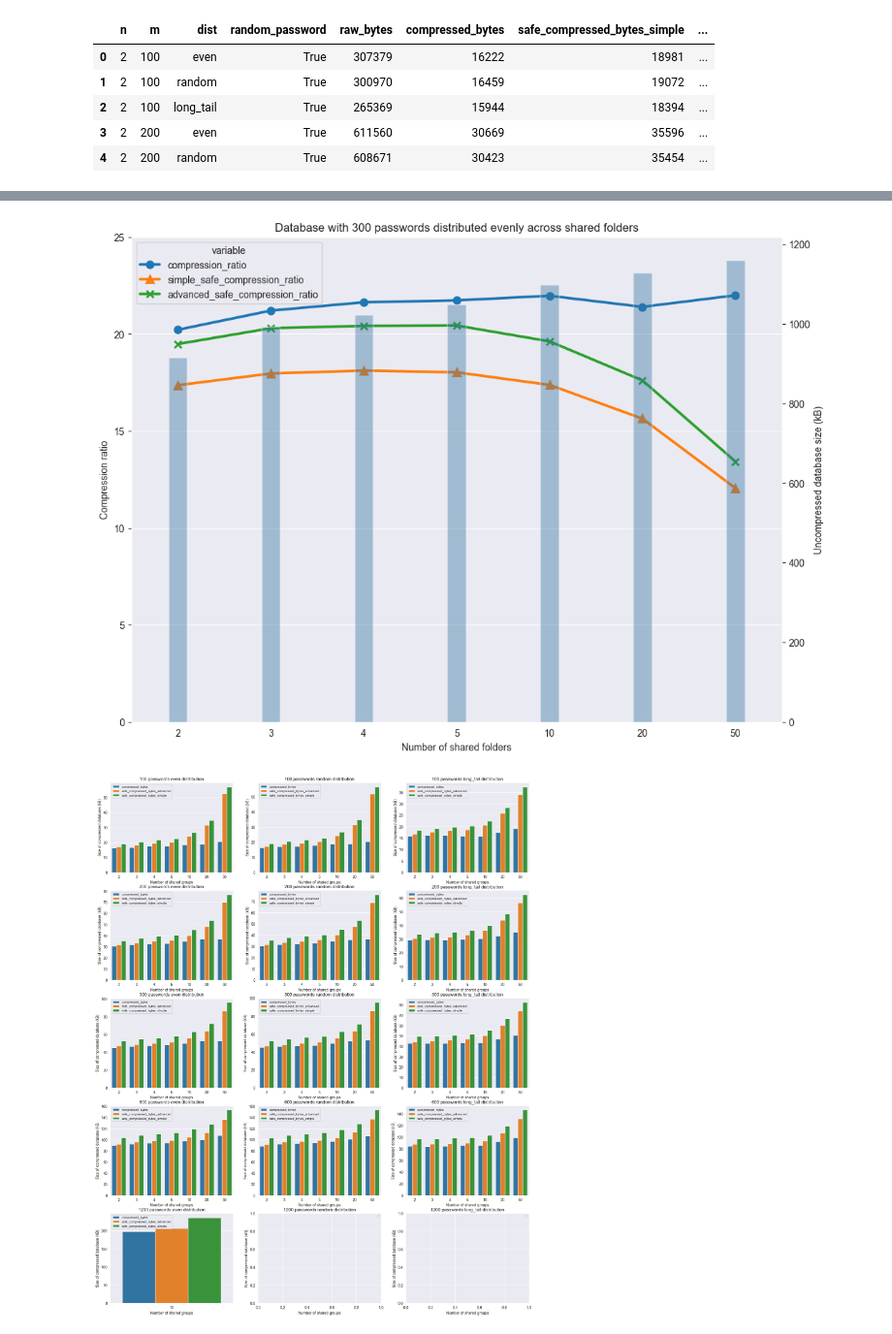
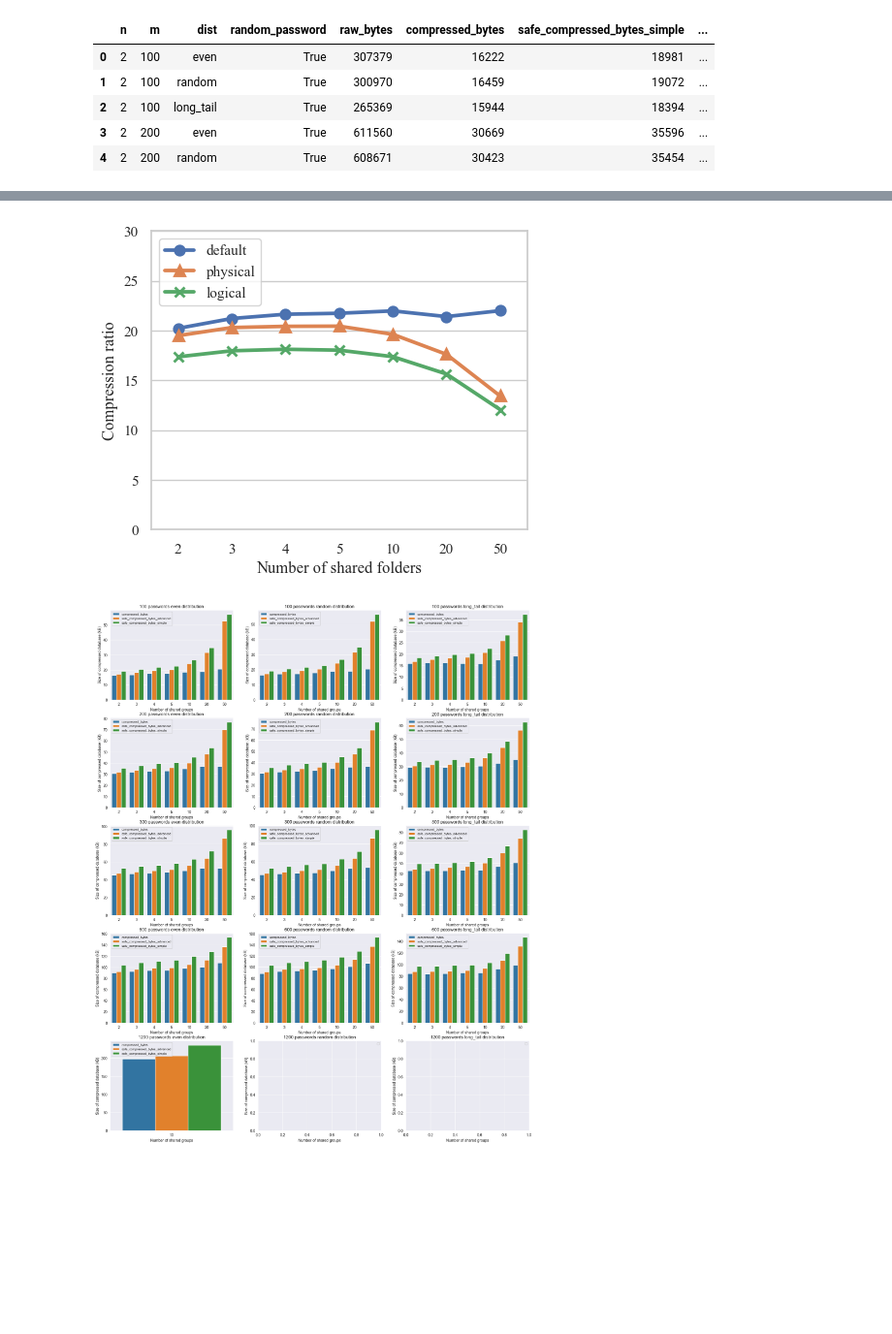
Before and after one commit to AFdrolf/secure-compression-framework-lib, a Jupyter notebook: evaluation/stats/plot_keepass_eval.ipynb, the cells around one changed output, grey strips where cells are left out. Shown at 97% size. Saved outputs shown, nothing was run; the diff lists cells and outputs as text; code cells hidden in the pictures; blank space fills up the shorter version.

Commit message:
Generate plots for paper draft

```diff
--- a/evaluation/stats/plot_keepass_eval.ipynb
+++ b/evaluation/stats/plot_keepass_eval.ipynb
@@ -2,12 +2,15 @@
 import pandas as pd
 import matplotlib.pyplot as plt
 import seaborn as sns
+# sns.set_style("white")
+sns.set_theme(style="whitegrid", font="Times New Roman")
 # %%
 data = pd.read_csv("/Users/sjb373/data/secure-compression-framework-lib/sjb_local/stats_complete.csv")
 data["compression_ratio"] = data.raw_bytes/data.compressed_bytes
 data["simple_safe_compression_ratio"] = data.raw_bytes/data.safe_compressed_bytes_simple
 data["advanced_safe_compression_ratio"] = data.raw_bytes/data.safe_compressed_bytes_advanced
 data["raw_bytes_kb"] = data.raw_bytes/1000
+data["raw_bytes_mb"] = data.raw_bytes/1000000
 data.head()
 # %% [output]
 |  | n | m | dist | random_password | raw_bytes | compressed_bytes | safe_compressed_bytes_simple | ... |
@@ -18,6 +21,6 @@ data.head()
 | 4 | 2 | 200 | random | True | 608671 | 30423 | 35454 | ... |
 # %%
 mdata = data.drop(columns=["compression_ratio", "simple_safe_compression_ratio", "advanced_safe_compression_ratio"]).melt(id_vars=["n", "m", "dist", "random_password"], value_vars=["compressed_bytes", "safe_compressed_bytes_advanced", "safe_compressed_bytes_simple"])
-mdata["value_kb"] = mdata.value/1000
+mdata["value_mb"] = mdata.value/1000000
 mdata.head()
 # %% [output]
@@ -30,5 +33,5 @@ mdata.head()
 # %%
-ndata = data.melt(id_vars=["n", "m", "dist", "random_password"], value_vars=["compression_ratio", "simple_safe_compression_ratio", "advanced_safe_compression_ratio"])
-ndata["value_kb"] = mdata.value/1000
+ndata = data.rename(columns={"compression_ratio": "default", "advanced_safe_compression_ratio": "physical", "simple_safe_compression_ratio": "logical"}).melt(id_vars=["n", "m", "dist", "random_password"], value_vars=["default", "physical", "logical"])
+ndata["value_mb"] = mdata.value/1000000
 ndata.head()
 # %% [output]
@@ -62,24 +66,25 @@ fig.savefig("m_plot.png")
 # %%
-fig = plt.figure(figsize=(12, 9))
+fig = plt.figure(figsize=(5, 4))
 ax= fig.gca()
-ax2=ax.twinx()
+# ax2=ax.twinx()
 m = 300
 
 # Uncompressed size
-sns.barplot(data[(data.dist == "even") & (data.m == m)], x="n", y="raw_bytes_kb", ax=ax2, width=0.2, alpha=0.4)
-ax2.set_ylabel("Uncompressed database size (kB)")
-ax2.grid(False)
+# sns.barplot(data[(data.dist == "even") & (data.m == m)], x="n", y="raw_bytes_kb", ax=ax2, width=0.2, alpha=0.4)
+# ax2.set_ylabel("Uncompressed database size (kB)")
+# ax2.grid(False)
 
 # Compression ratio
 sns.pointplot(ndata[(ndata.dist == "even") & (ndata.m == m)], x="n", y="value", hue="variable", markers=["o", "^", "x"], ax=ax)
-ax.set_title(f"Database with 300 passwords distributed evenly across shared folders")
-ax.set_ybound(0, 25)
+# ax.set_title(f"Database with 300 passwords distributed evenly across shared folders")
+ax.set_ybound(0, 30)
 ax.set_xlabel("Number of shared folders")
 ax.set_ylabel("Compression ratio")
+ax.legend(loc="upper left")
 
-fig.savefig("n_plot.png")
+fig.savefig("keepass_n_plot.png", dpi=300, bbox_inches='tight')
 # %% [output]
-[figure, old version]
+[figure, new version]
 # %%
 fig, axes = plt.subplots(data.m.nunique(), data.dist.nunique(), figsize=(20, 25))
 for i, m in enumerate(data.m.unique()):
```
Also changed, not shown: parts of 3 cells of this notebook, 6 other files.
